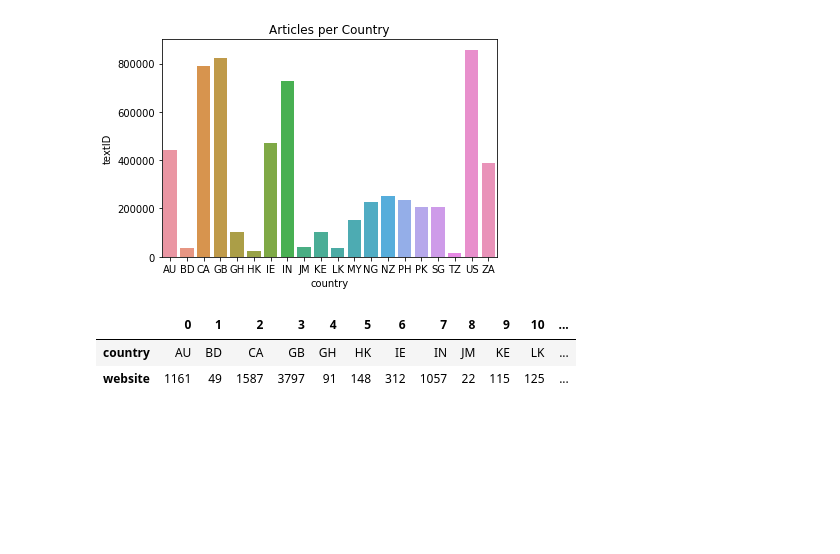
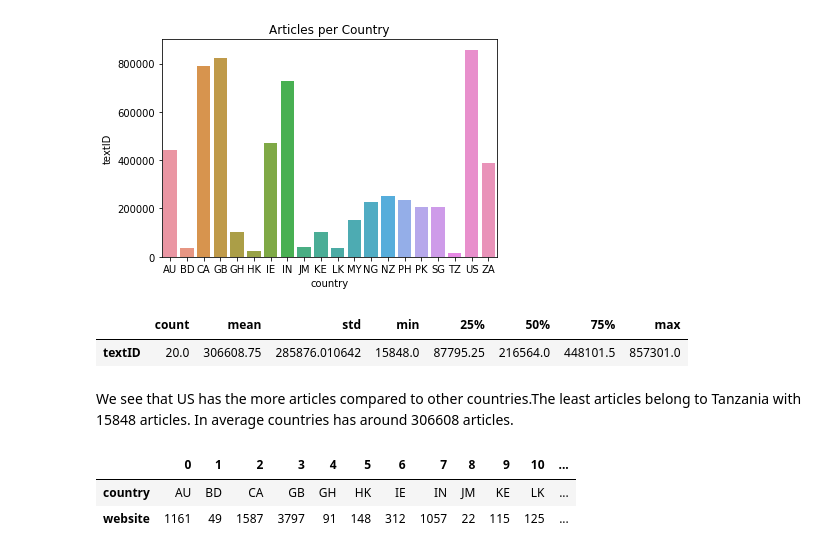
Before and after one commit to camligorkem/ADA_2018_Project, a Jupyter notebook: Source_data_exploration.ipynb, the cells around one changed output. Saved outputs shown, nothing was run; the diff lists cells and outputs as text; code cells hidden in the pictures; blank space fills up the shorter version.

```diff
--- a/Source_data_exploration.ipynb
+++ b/Source_data_exploration.ipynb
@@ -128,6 +155,13 @@ ax = sns.barplot(x="country", y="textID", data=articles_per_country).set_title('
 | country | AU | BD | CA | GB | GH | HK | IE | IN | JM | KE | LK | ... |
 | textID | 441036 | 36680 | 788162 | 823458 | 103062 | 25780 | 469298 | 729178 | 41995 | 104030 | 37020 | ... |
 [figure]
+# %%
+articles_per_country.describe().T
+# %% [output]
+|  | count | mean | std | min | 25% | 50% | 75% | max |
+| textID | 20.0 | 306608.75 | 285876.010642 | 15848.0 | 87795.25 | 216564.0 | 448101.5 | 857301.0 |
+# %% [markdown]
+We see that US has the more articles compared to other countries.The least articles belong to Tanzania with 15848 articles. In average countries has around 306608 articles.
 # %%
 # How many website per country?   (count distinct websites)
 websites_per_country = sources.groupby(by=['country'])['website'].nunique()
```
Also changed, not shown: parts of 20 cells of this notebook.
